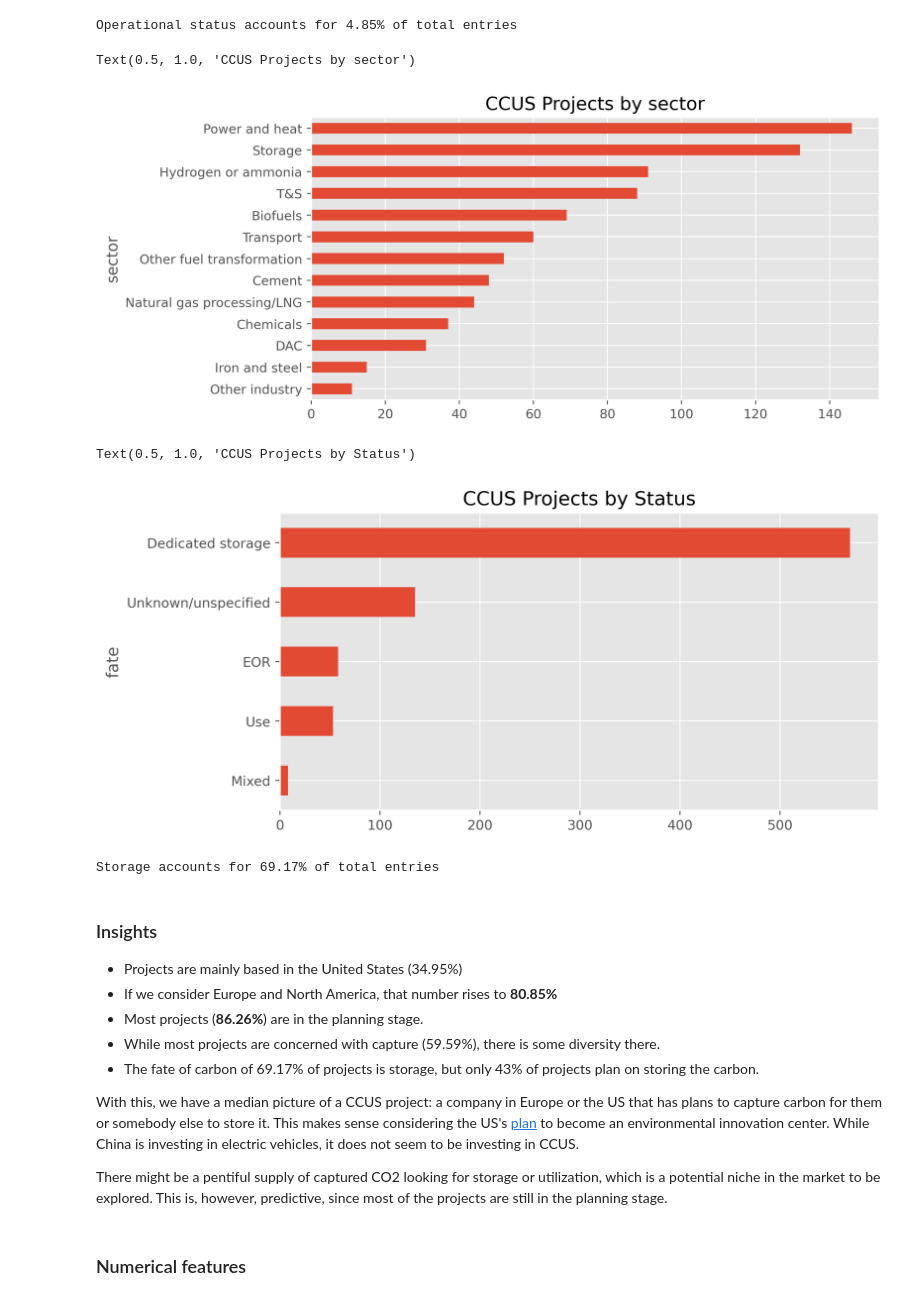
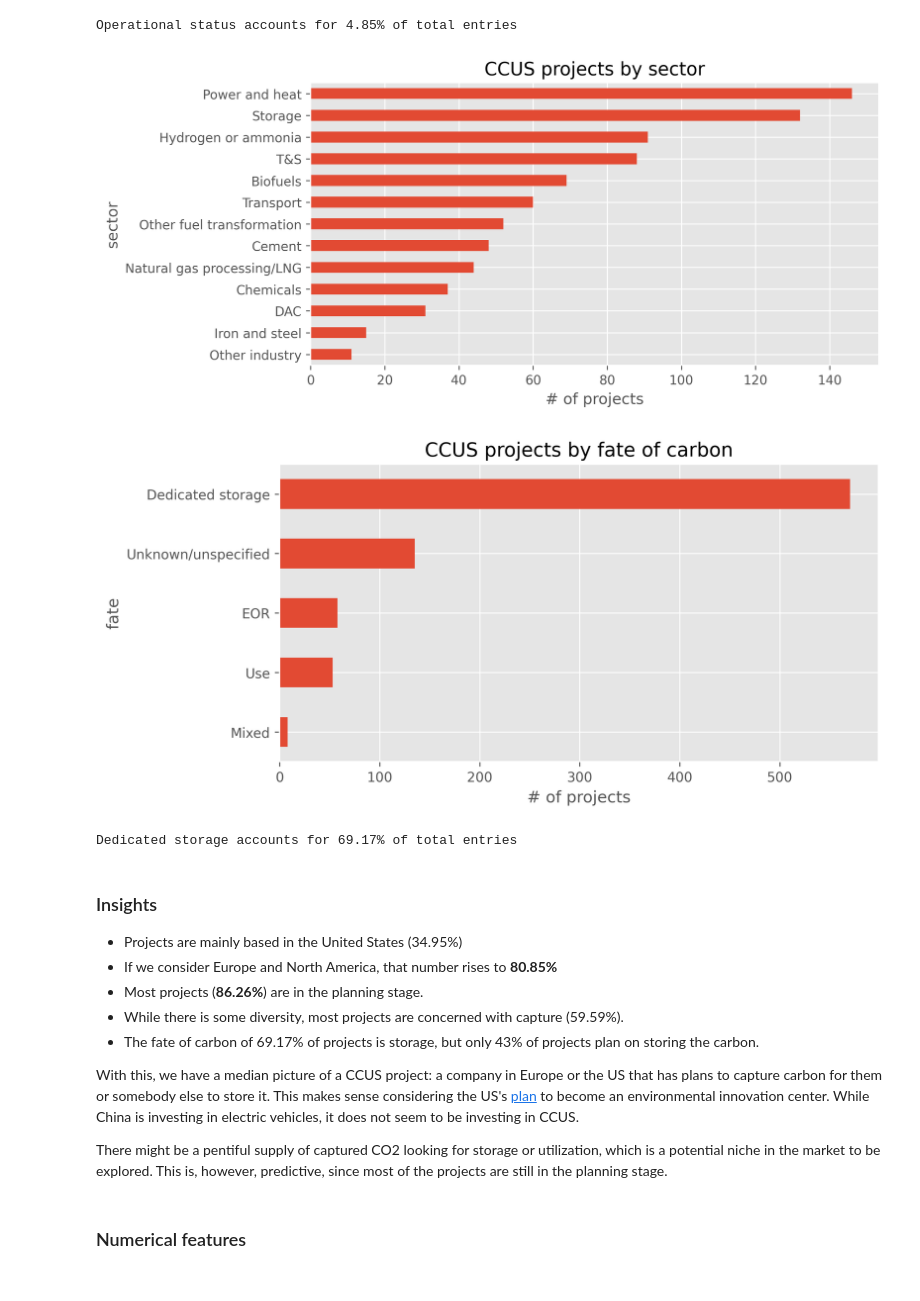
Before and after one commit to noah-art3mis/stats-assignment-1, a Jupyter notebook: CCUS.ipynb, the cells around one changed output. Cells and saved outputs as stored; diff of their text form; code cells hidden in the pictures.

```diff
--- a/CCUS.ipynb
+++ b/CCUS.ipynb
@@ -30,7 +36,7 @@ import seaborn as sns
 
 plt.style.use("ggplot")
 plt.rcParams["figure.figsize"] = (8, 4)
-plt.rcParams["figure.dpi"] = 360
+plt.rcParams["figure.dpi"] = 300
 # %%
 df = pd.read_csv("data/ccus.csv")
 df.head()
@@ -525,30 +538,30 @@ print(
 Operational status accounts for 4.85% of total entries
 # %%
 df["sector"].value_counts().sort_values(ascending=True).plot.barh()
-plt.title("CCUS Projects by sector")
+plt.xlabel("# of projects")
+plt.title("CCUS projects by sector");
 # %% [output]
-Text(0.5, 1.0, 'CCUS Projects by sector')
-[figure, old version]
+[figure, new version]
 # %%
 df["fate"].value_counts().sort_values().plot.barh()
-plt.title("CCUS Projects by Status")
+plt.xlabel("# of projects")
+plt.title("CCUS projects by fate of carbon");
 # %% [output]
-Text(0.5, 1.0, 'CCUS Projects by Status')
-[figure, old version]
+[figure, new version]
 # %%
 df_rows_count = df.shape[0]
 fate_counts = (df["fate"] == "Dedicated storage").sum()
 status_percentage = fate_counts / df_rows_count
-print(f"Storage accounts for {status_percentage * 100:.2f}% of total entries")
+print(f"Dedicated storage accounts for {status_percentage * 100:.2f}% of total entries")
 # %% [output]
-Storage accounts for 69.17% of total entries
+Dedicated storage accounts for 69.17% of total entries
 # %% [markdown]
 ### Insights
 
 -   Projects are mainly based in the United States (34.95%)
 -   If we consider Europe and North America, that number rises to **80.85%**
 -   Most projects (**86.26%**) are in the planning stage.
--   While most projects are concerned with capture (59.59%), there is some diversity there.
+-   While there is some diversity, most projects are concerned with capture (59.59%).
 -   The fate of carbon of 69.17% of projects is storage, but only 43% of projects plan on storing the carbon.
 
 With this, we have a median picture of a CCUS project: a company in Europe or the US that has plans to capture carbon for them or somebody else to store it. This makes sense considering the US's [plan](https://www.whitehouse.gov/cleanenergy/inflation-reduction-act-guidebook/) to become an environmental innovation center. While China is investing in electric vehicles, it does not seem to be investing in CCUS.
```
Also changed, not shown: parts of 58 cells of this notebook, 2 other files.
